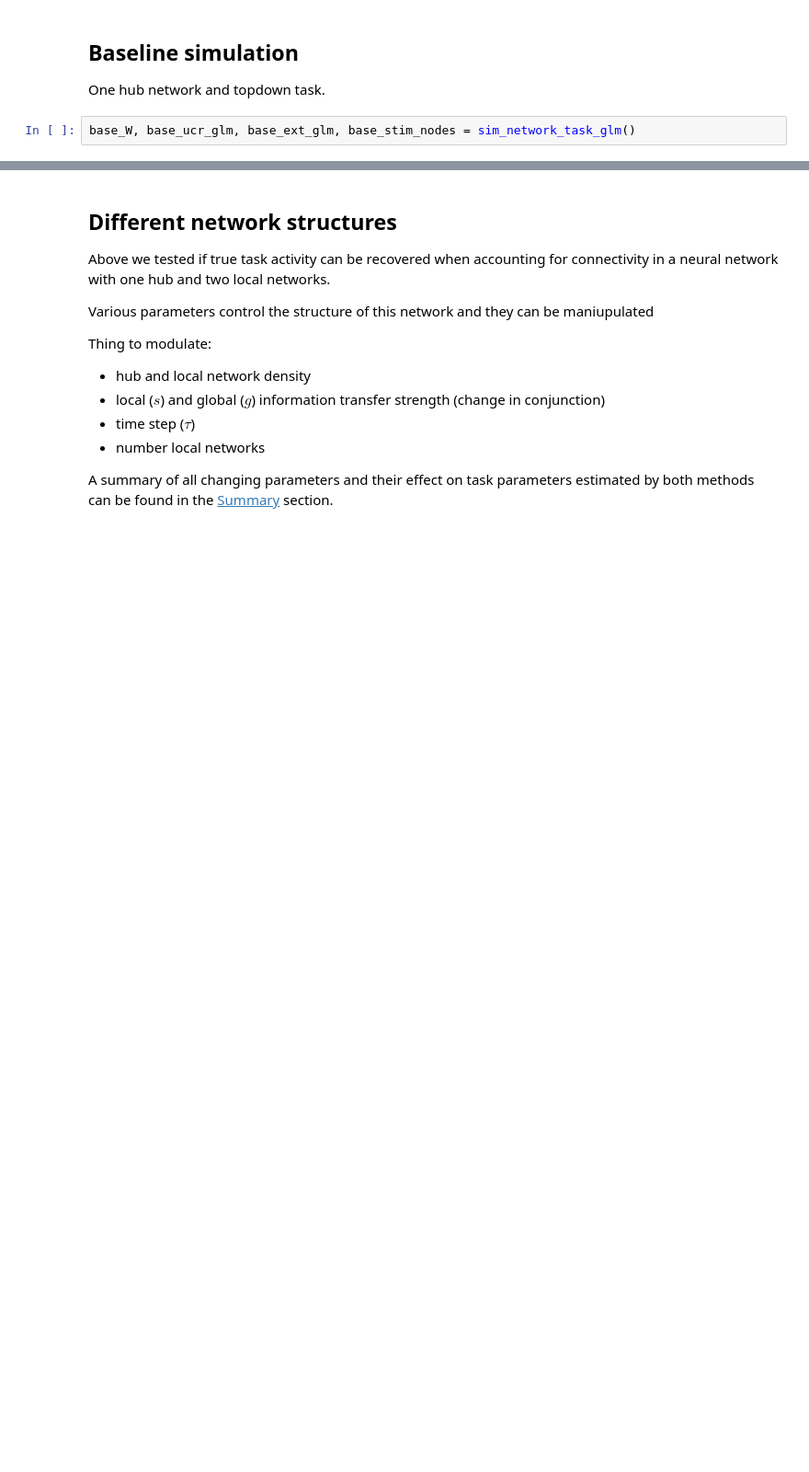
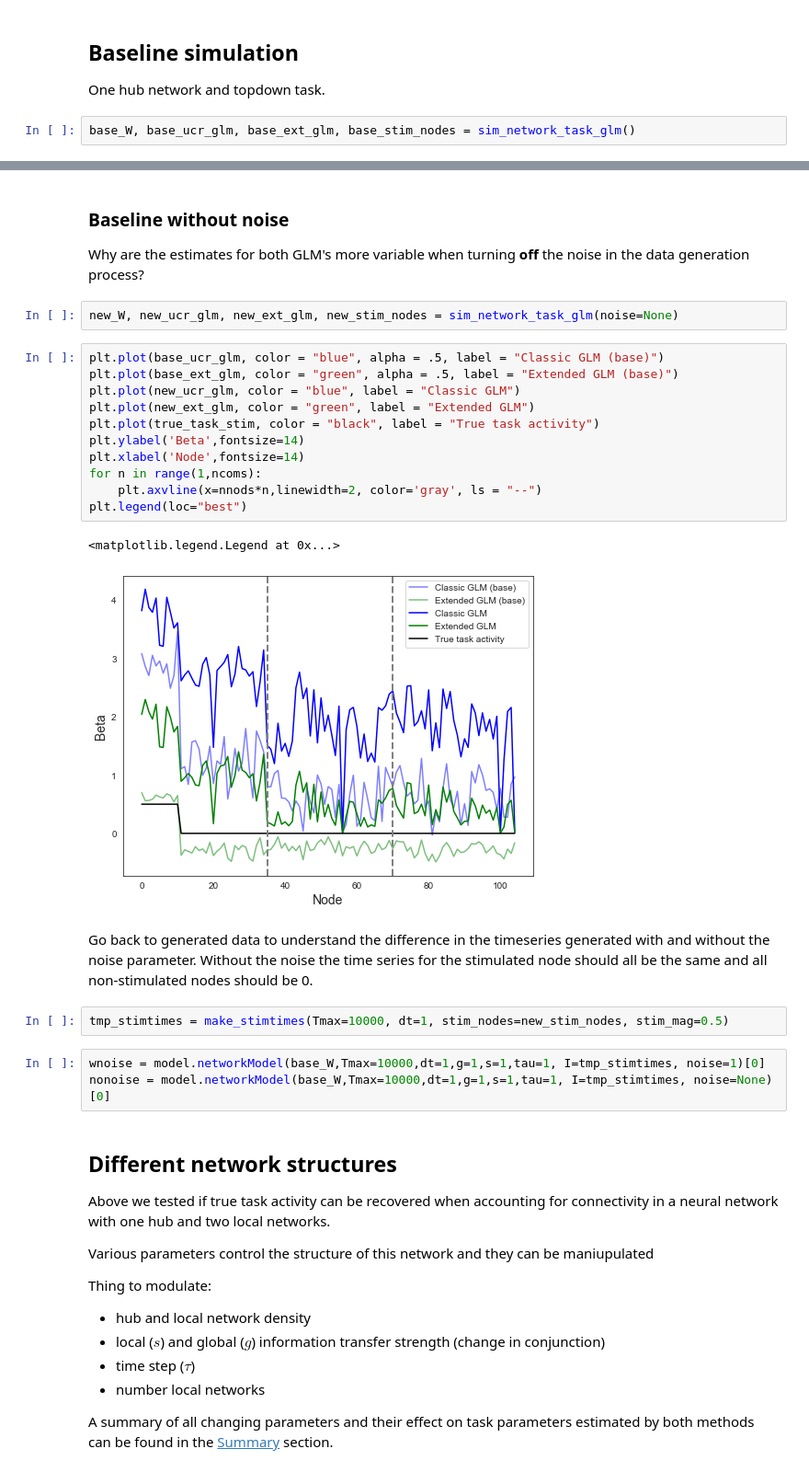
Before and after one commit to zenkavi/DevStudy_FmriNbs, a Jupyter notebook: notebooks/informationtransfermapping/TheoreticalResults/Zenkavi_Simulations/Extended_GLM_neural_network_level.ipynb, the cells around one changed output, grey strips where cells are left out. Shown: that part at 92% size. Drawn from its saved outputs; the diff is of its cells as text; blank space fills up the shorter version.

```diff
--- a/notebooks/informationtransfermapping/TheoreticalResults/Zenkavi_Simulations/Extended_GLM_neural_network_level.ipynb
+++ b/notebooks/informationtransfermapping/TheoreticalResults/Zenkavi_Simulations/Extended_GLM_neural_network_level.ipynb
@@ -418,3 +438,30 @@ plt.legend(loc="best")
+# %% [markdown]
+### Baseline without noise
+
+Why are the estimates for both GLM's more variable when turning **off** the noise in the data generation process?
+# %%
+new_W, new_ucr_glm, new_ext_glm, new_stim_nodes = sim_network_task_glm(noise=None)
+# %%
+plt.plot(base_ucr_glm, color = "blue", alpha = .5, label = "Classic GLM (base)")
+plt.plot(base_ext_glm, color = "green", alpha = .5, label = "Extended GLM (base)")
+plt.plot(new_ucr_glm, color = "blue", label = "Classic GLM")
+plt.plot(new_ext_glm, color = "green", label = "Extended GLM")
+plt.plot(true_task_stim, color = "black", label = "True task activity")
+plt.ylabel('Beta',fontsize=14)
+plt.xlabel('Node',fontsize=14)
+for n in range(1,ncoms):
+    plt.axvline(x=nnods*n,linewidth=2, color='gray', ls = "--")
+plt.legend(loc="best")
+# %% [output]
+<matplotlib.legend.Legend at 0x...>
+[figure, added]
+# %% [markdown]
+Go back to generated data to understand the difference in the timeseries generated with and without the noise parameter. Without the noise the time series for the stimulated node should all be the same and all non-stimulated nodes should be 0.
+# %%
+tmp_stimtimes = make_stimtimes(Tmax=10000, dt=1, stim_nodes=new_stim_nodes, stim_mag=0.5)
+# %%
+wnoise = model.networkModel(base_W,Tmax=10000,dt=1,g=1,s=1,tau=1, I=tmp_stimtimes, noise=1)[0]
+nonoise = model.networkModel(base_W,Tmax=10000,dt=1,g=1,s=1,tau=1, I=tmp_stimtimes, noise=None)[0]
 # %% [markdown]
 ## Different network structures
 
```
Also changed, not shown: parts of 19 cells of this notebook, 1 other file.
